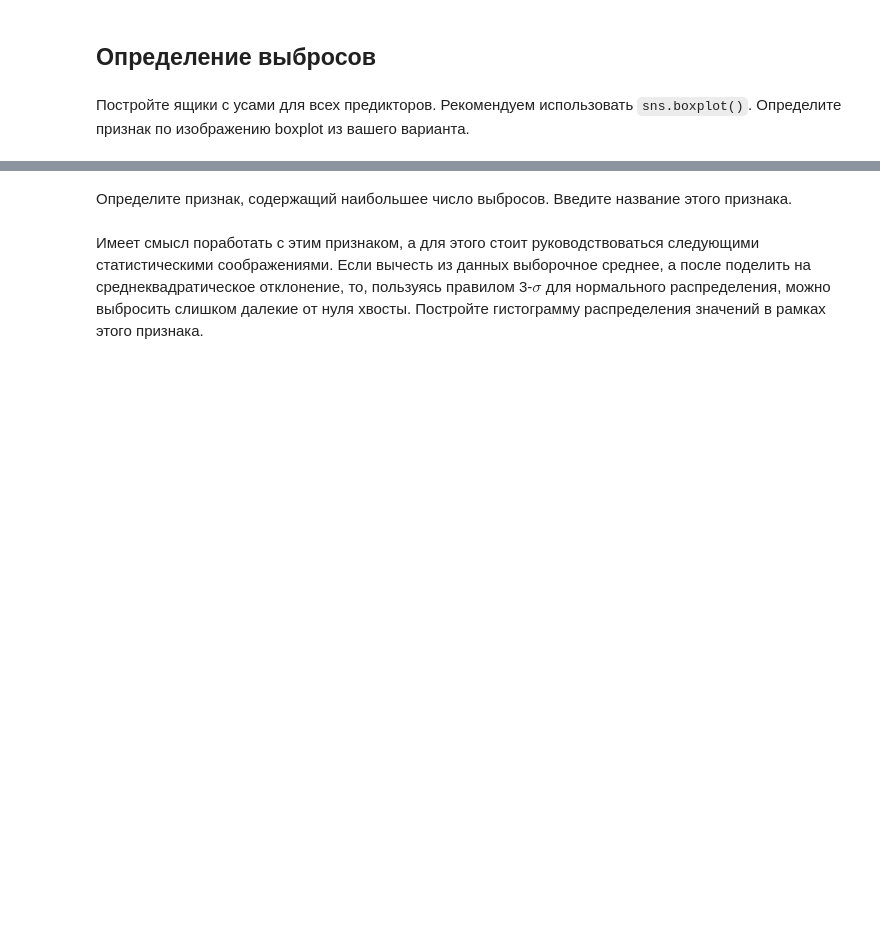
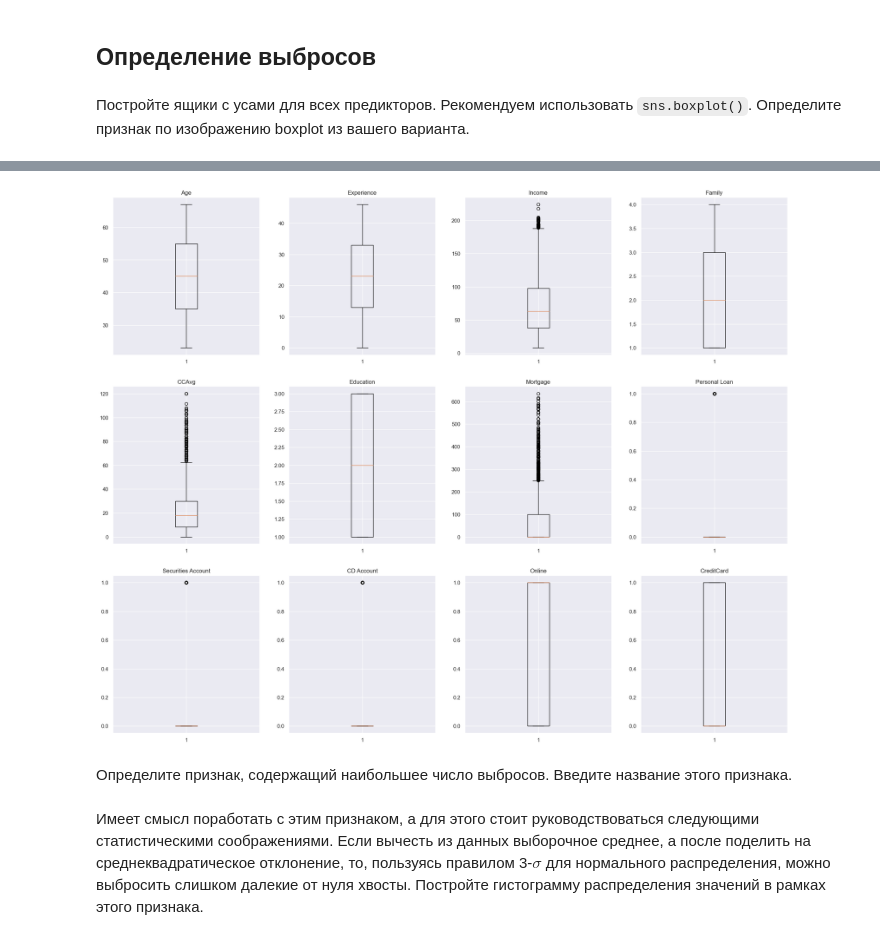
Before and after one commit to muzafarovdan/MyEducation, a Jupyter notebook: ML_OE/DecisionTree.ipynb, the cells around one changed output, grey strips where cells are left out. Saved outputs shown, nothing was run; the diff lists cells and outputs as text; code cells hidden in the pictures; blank space fills up the shorter version.

```diff
--- a/ML_OE/DecisionTree.ipynb
+++ b/ML_OE/DecisionTree.ipynb
@@ -83,3 +144,5 @@ Experience содержит какие-то отрицательные знач
+# %%
+df = df.drop(columns='ZIP Code')
 # %% [markdown]
 # Предварительная подготовка данных
 # %% [markdown]
@@ -92,0 +169,2 @@ Experience содержит какие-то отрицательные знач
+# %%
+df['Experience'] = df['Experience'] + 3
@@ -98,0 +179,2 @@ Experience содержит какие-то отрицательные знач
+# %%
+df['CCAvg'] = df['CCAvg']*12
@@ -105,3 +203,9 @@ Experience содержит какие-то отрицательные знач
+# %%
+for ax, num_col_name in zip(plt.subplots(3, 4, figsize=(25, 20))[1].flatten(), df.columns):
+  ax.set_title(num_col_name)
+  ax.boxplot(df[num_col_name])
+# %% [output]
+[figure, added]
 # %% [markdown]
 Определите признак, содержащий наибольшее число выбросов. Введите название этого признака.
 # %%
```
Also changed, not shown: parts of 44 cells of this notebook, 1 other file.
